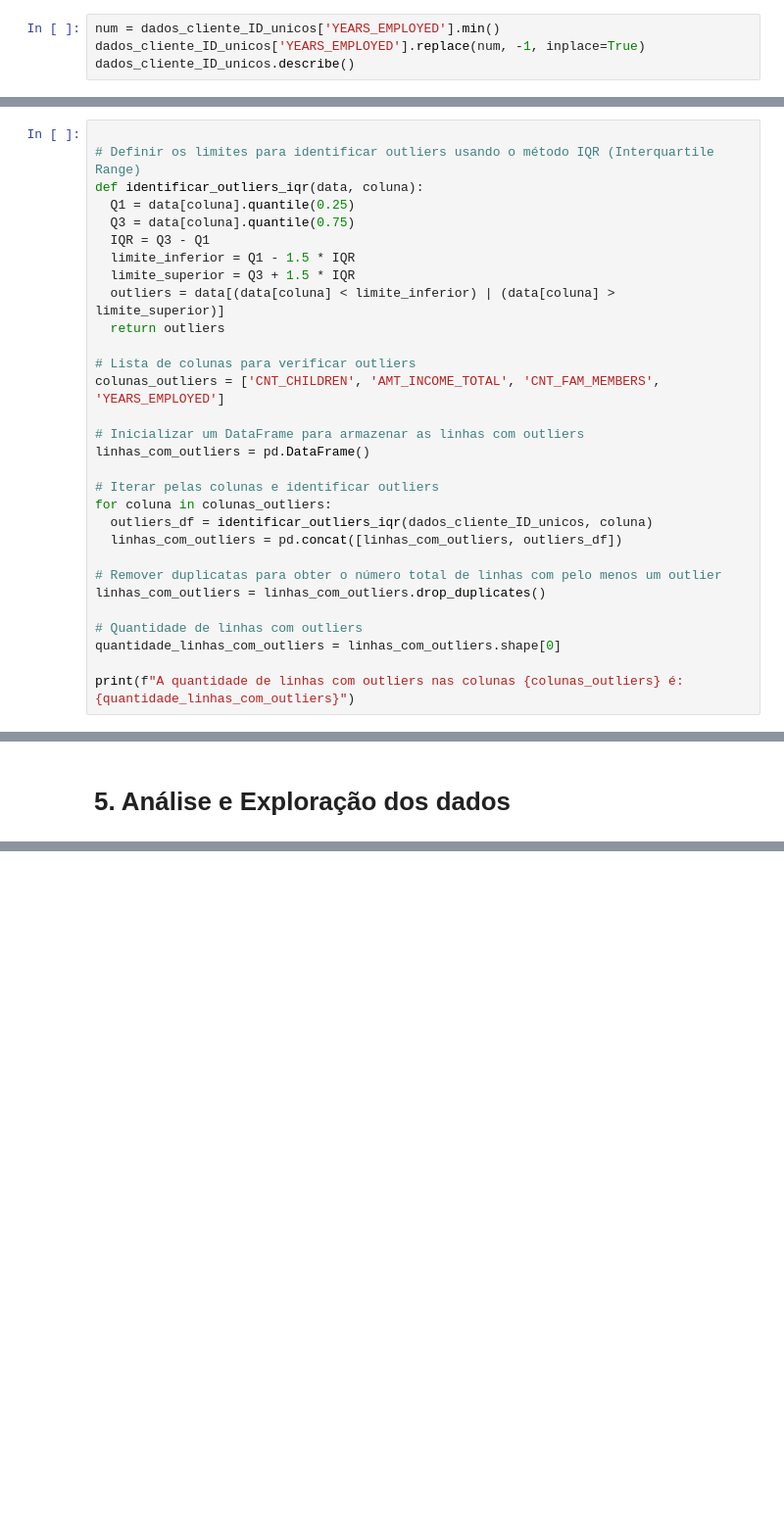
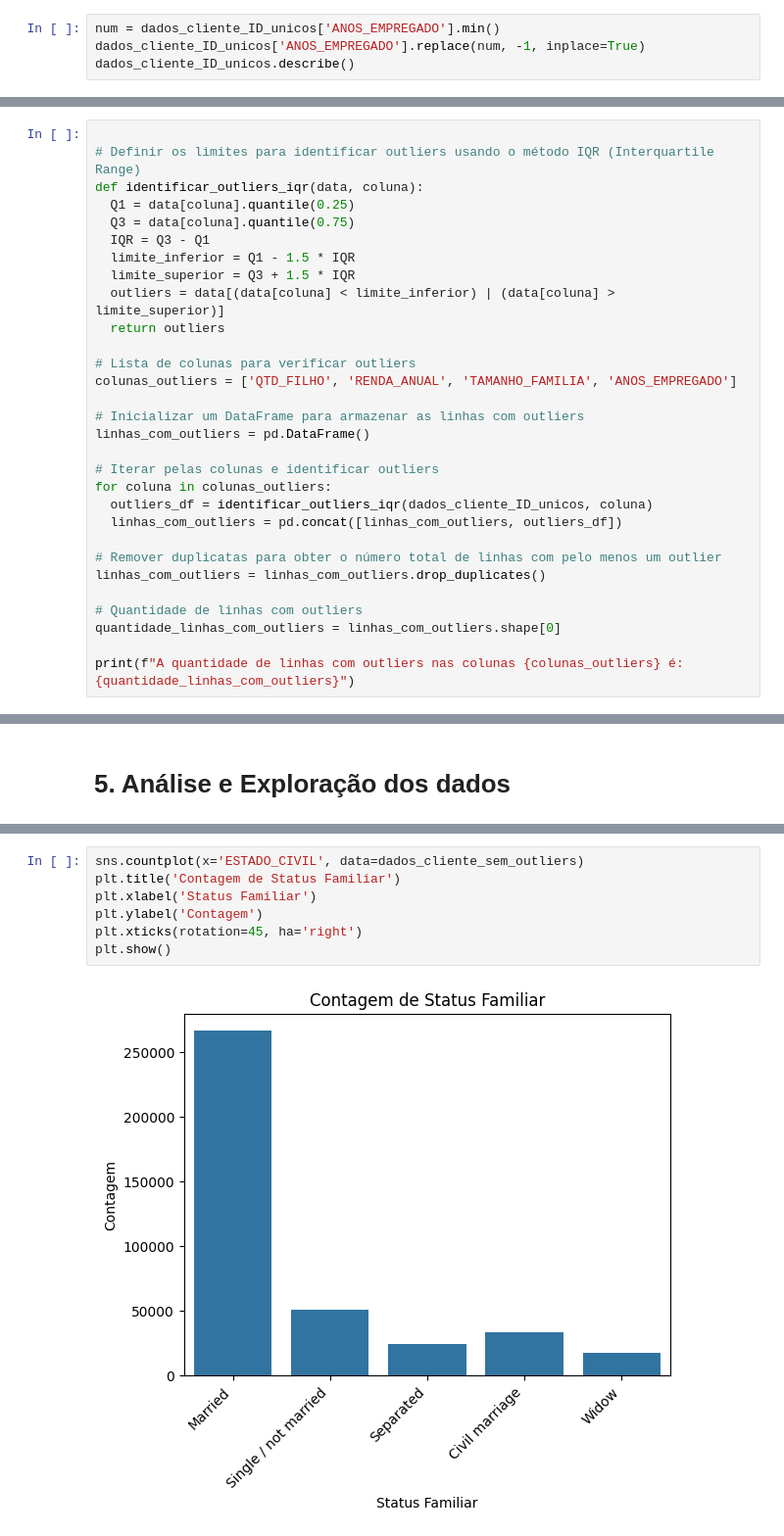
Before and after one commit to VitorFRodrigues/PUCMinas_DataScience, a Jupyter notebook: 06-Machine_Learning/Tarefas/Modulo_A/notebook/aprovacao_credito.ipynb, the cells around one changed output, grey strips where cells are left out. Shown at 98% size. Drawn from its saved outputs; the diff is of its cells as text; blank space fills up the shorter version.

```diff
--- a/06-Machine_Learning/Tarefas/Modulo_A/notebook/aprovacao_credito.ipynb
+++ b/06-Machine_Learning/Tarefas/Modulo_A/notebook/aprovacao_credito.ipynb
@@ -237,7 +295,7 @@ Além disto, esta categoria representa 75 mil linhas de todo o dataset. Um valor
 
 Sendo assim, vamos apenas substituir este valor para -1 de modo que ainda esteja representado em nossa base, porém ele não seja tratado como um outlier.
 # %%
-num = dados_cliente_ID_unicos['YEARS_EMPLOYED'].min()
-dados_cliente_ID_unicos['YEARS_EMPLOYED'].replace(num, -1, inplace=True)
+num = dados_cliente_ID_unicos['ANOS_EMPREGADO'].min()
+dados_cliente_ID_unicos['ANOS_EMPREGADO'].replace(num, -1, inplace=True)
 dados_cliente_ID_unicos.describe()
 # %% [output]
@@ -294,7 +352,7 @@ def identificar_outliers_iqr(data, coluna):
   return outliers
 
 # Lista de colunas para verificar outliers
-colunas_outliers = ['CNT_CHILDREN', 'AMT_INCOME_TOTAL', 'CNT_FAM_MEMBERS', 'YEARS_EMPLOYED']
+colunas_outliers = ['QTD_FILHO', 'RENDA_ANUAL', 'TAMANHO_FAMILIA', 'ANOS_EMPREGADO']
 
 # Inicializar um DataFrame para armazenar as linhas com outliers
 linhas_com_outliers = pd.DataFrame()
@@ -418,0 +503,9 @@ plt.show()
+# %%
+sns.countplot(x='ESTADO_CIVIL', data=dados_cliente_sem_outliers)
+plt.title('Contagem de Status Familiar')
+plt.xlabel('Status Familiar')
+plt.ylabel('Contagem')
+plt.xticks(rotation=45, ha='right')
+plt.show()
+# %% [output]
+[figure, added]
```
Also changed, not shown: parts of 25 cells of this notebook.
